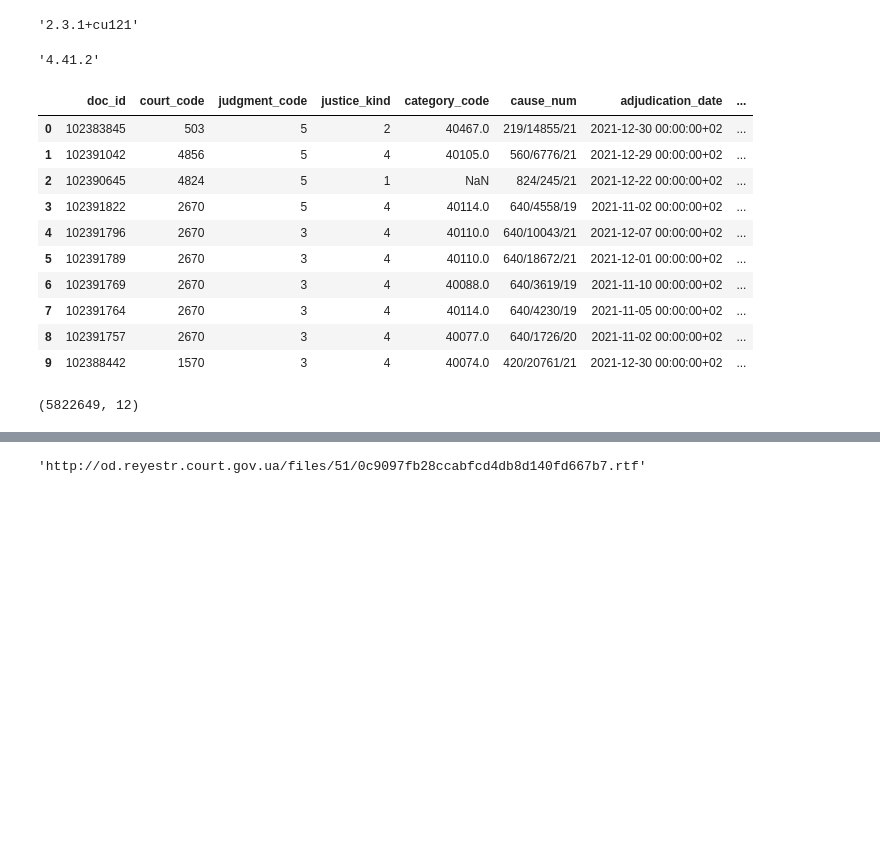
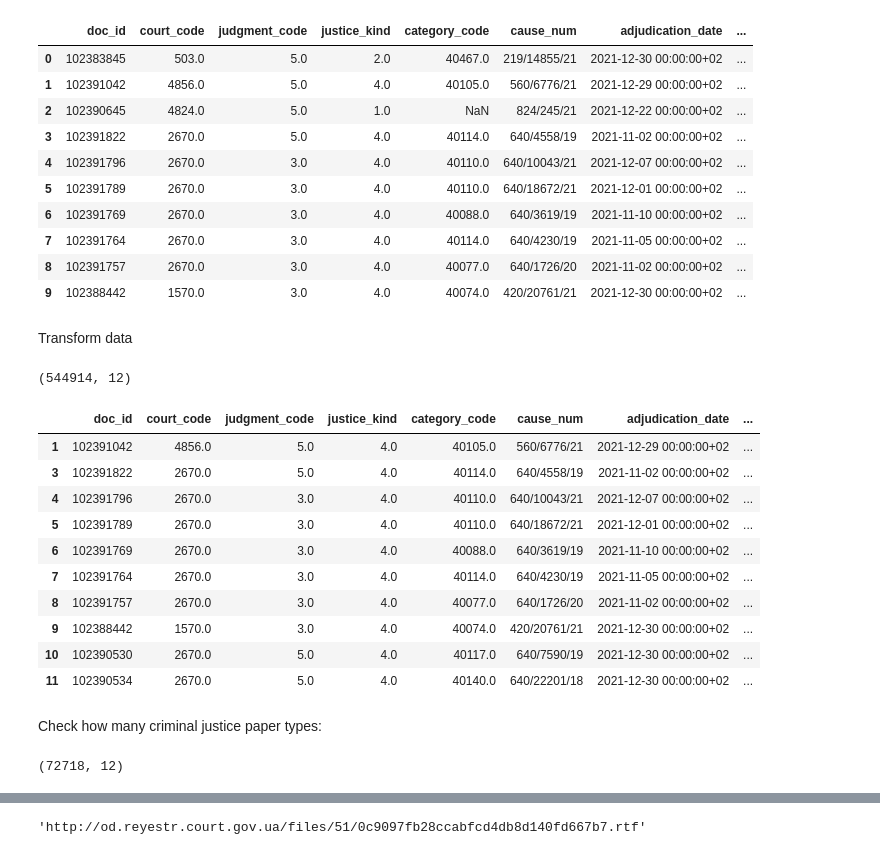
Before and after one commit to Aleqpeia/topolegal, a Jupyter notebook: 1.0_data-load.ipynb, the cells around one changed output, grey strips where cells are left out. Drawn from its saved outputs; the diff is of its cells as text; code cells hidden in the pictures; blank space fills up the shorter version.

```diff
--- a/1.0_data-load.ipynb
+++ b/1.0_data-load.ipynb
@@ -24,29 +6,50 @@ from sklearn.metrics import accuracy_score, precision_score, recall_score, f1_sc
 # %%
 from google.cloud import storage
-# %%
-torch.__version__
-# %% [output]
-'2.3.1+cu121'
-# %%
-transformers.__version__
-# %% [output]
-'4.41.2'
 # %%
-document_data = pd.read_csv("court_data/court_data_2022/documents.csv", sep="	") #.fillna(method="ffill")
+document_data = pd.read_csv(
+    "../court_data/2022/documents.csv",
+    on_bad_lines='skip',
+    engine='python',
+    sep="	",
+) #.fillna(method="ffill")
 document_data.head(10)
 # %% [output]
 |  | doc_id | court_code | judgment_code | justice_kind | category_code | cause_num | adjudication_date | ... |
-| 0 | 102383845 | 503 | 5 | 2 | 40467.0 | 219/14855/21 | 2021-12-30 00:00:00+02 | ... |
-| 1 | 102391042 | 4856 | 5 | 4 | 40105.0 | 560/6776/21 | 2021-12-29 00:00:00+02 | ... |
-| 2 | 102390645 | 4824 | 5 | 1 | NaN | 824/245/21 | 2021-12-22 00:00:00+02 | ... |
-| 3 | 102391822 | 2670 | 5 | 4 | 40114.0 | 640/4558/19 | 2021-11-02 00:00:00+02 | ... |
-| 4 | 102391796 | 2670 | 3 | 4 | 40110.0 | 640/10043/21 | 2021-12-07 00:00:00+02 | ... |
-| 5 | 102391789 | 2670 | 3 | 4 | 40110.0 | 640/18672/21 | 2021-12-01 00:00:00+02 | ... |
-| 6 | 102391769 | 2670 | 3 | 4 | 40088.0 | 640/3619/19 | 2021-11-10 00:00:00+02 | ... |
-| 7 | 102391764 | 2670 | 3 | 4 | 40114.0 | 640/4230/19 | 2021-11-05 00:00:00+02 | ... |
-| 8 | 102391757 | 2670 | 3 | 4 | 40077.0 | 640/1726/20 | 2021-11-02 00:00:00+02 | ... |
-| 9 | 102388442 | 1570 | 3 | 4 | 40074.0 | 420/20761/21 | 2021-12-30 00:00:00+02 | ... |
+| 0 | 102383845 | 503.0 | 5.0 | 2.0 | 40467.0 | 219/14855/21 | 2021-12-30 00:00:00+02 | ... |
+| 1 | 102391042 | 4856.0 | 5.0 | 4.0 | 40105.0 | 560/6776/21 | 2021-12-29 00:00:00+02 | ... |
+| 2 | 102390645 | 4824.0 | 5.0 | 1.0 | NaN | 824/245/21 | 2021-12-22 00:00:00+02 | ... |
+| 3 | 102391822 | 2670.0 | 5.0 | 4.0 | 40114.0 | 640/4558/19 | 2021-11-02 00:00:00+02 | ... |
+| 4 | 102391796 | 2670.0 | 3.0 | 4.0 | 40110.0 | 640/10043/21 | 2021-12-07 00:00:00+02 | ... |
+| 5 | 102391789 | 2670.0 | 3.0 | 4.0 | 40110.0 | 640/18672/21 | 2021-12-01 00:00:00+02 | ... |
+| 6 | 102391769 | 2670.0 | 3.0 | 4.0 | 40088.0 | 640/3619/19 | 2021-11-10 00:00:00+02 | ... |
+| 7 | 102391764 | 2670.0 | 3.0 | 4.0 | 40114.0 | 640/4230/19 | 2021-11-05 00:00:00+02 | ... |
+| 8 | 102391757 | 2670.0 | 3.0 | 4.0 | 40077.0 | 640/1726/20 | 2021-11-02 00:00:00+02 | ... |
+| 9 | 102388442 | 1570.0 | 3.0 | 4.0 | 40074.0 | 420/20761/21 | 2021-12-30 00:00:00+02 | ... |
+# %% [markdown]
+Transform data
 # %%
 document_data.shape
 # %% [output]
-(5822649, 12)
+(544914, 12)
+# %%
+administrative_document_data = document_data[document_data["justice_kind"] == 4]
+administrative_document_data = administrative_document_data[administrative_document_data["doc_url"].notna()]
+administrative_document_data.head(10)
+# %% [output]
+|  | doc_id | court_code | judgment_code | justice_kind | category_code | cause_num | adjudication_date | ... |
+| 1 | 102391042 | 4856.0 | 5.0 | 4.0 | 40105.0 | 560/6776/21 | 2021-12-29 00:00:00+02 | ... |
+| 3 | 102391822 | 2670.0 | 5.0 | 4.0 | 40114.0 | 640/4558/19 | 2021-11-02 00:00:00+02 | ... |
+| 4 | 102391796 | 2670.0 | 3.0 | 4.0 | 40110.0 | 640/10043/21 | 2021-12-07 00:00:00+02 | ... |
+| 5 | 102391789 | 2670.0 | 3.0 | 4.0 | 40110.0 | 640/18672/21 | 2021-12-01 00:00:00+02 | ... |
+| 6 | 102391769 | 2670.0 | 3.0 | 4.0 | 40088.0 | 640/3619/19 | 2021-11-10 00:00:00+02 | ... |
+| 7 | 102391764 | 2670.0 | 3.0 | 4.0 | 40114.0 | 640/4230/19 | 2021-11-05 00:00:00+02 | ... |
+| 8 | 102391757 | 2670.0 | 3.0 | 4.0 | 40077.0 | 640/1726/20 | 2021-11-02 00:00:00+02 | ... |
+| 9 | 102388442 | 1570.0 | 3.0 | 4.0 | 40074.0 | 420/20761/21 | 2021-12-30 00:00:00+02 | ... |
+| 10 | 102390530 | 2670.0 | 5.0 | 4.0 | 40117.0 | 640/7590/19 | 2021-12-30 00:00:00+02 | ... |
+| 11 | 102390534 | 2670.0 | 5.0 | 4.0 | 40140.0 | 640/22201/18 | 2021-12-30 00:00:00+02 | ... |
+# %% [markdown]
+Check how many criminal justice paper types:
+# %%
+administrative_document_data.shape
+# %% [output]
+(72718, 12)
```
Also changed, not shown: parts of 16 cells of this notebook, 4 other files.
